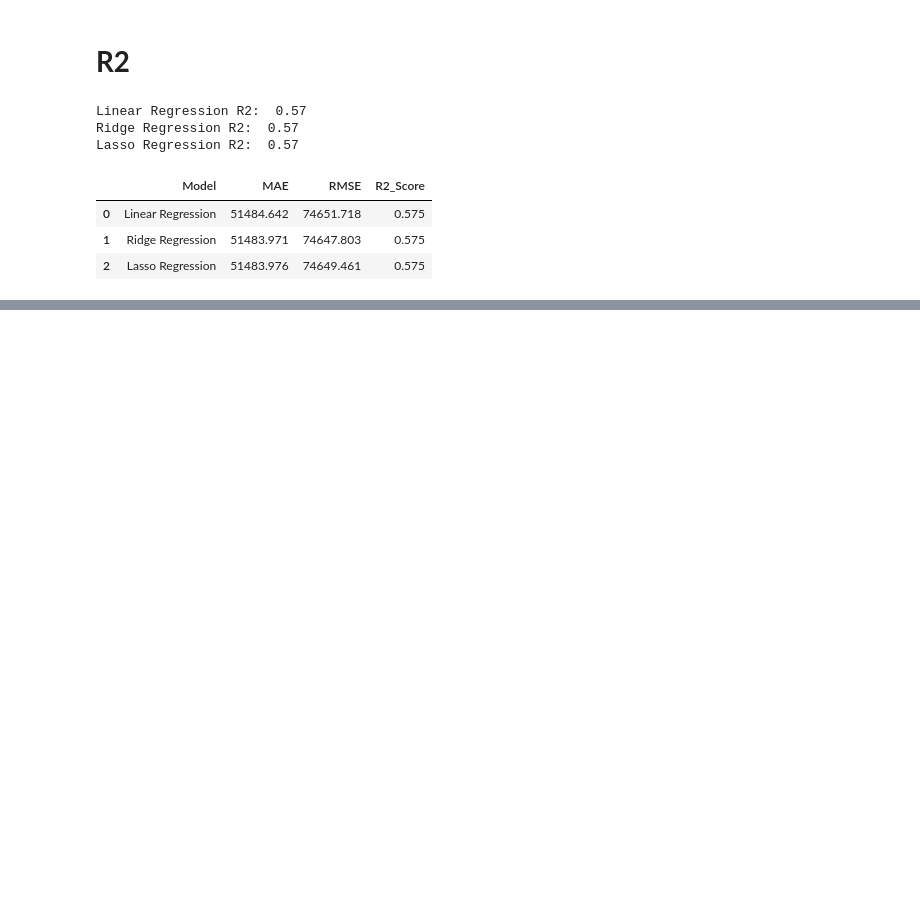
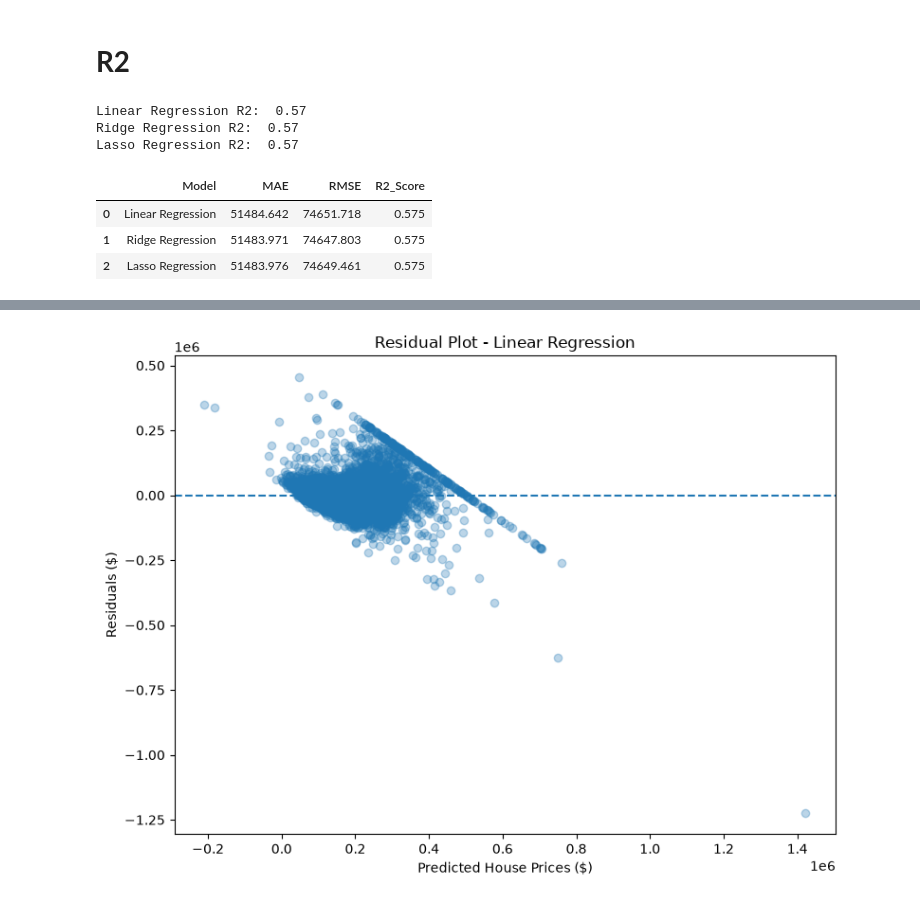
Before and after one commit to domicoco14/Datheon_Machine_Learning_-_Data_Science_Internship, a Jupyter notebook: house_price_prediction_v2.ipynb, the cells around one changed output, grey strips where cells are left out. Saved outputs shown, nothing was run; the diff lists cells and outputs as text; code cells hidden in the pictures; blank space fills up the shorter version.

```diff
--- a/house_price_prediction_v2.ipynb
+++ b/house_price_prediction_v2.ipynb
@@ -369,0 +452,17 @@ display(results_df.round(3))
+# %%
+
+residuals_linear = y_test - y_pred_linear
+
+plt.figure(figsize=(8, 6))
+
+plt.scatter(y_pred_linear, residuals_linear, alpha=0.3)
+plt.axhline(y=0, linestyle="--")
+
+plt.xlabel("Predicted House Prices ($)")
+plt.ylabel("Residuals ($)")
+plt.title("Residual Plot - Linear Regression")
+
+plt.tight_layout()
+plt.show()
+# %% [output]
+[figure, added]
```
Also changed, not shown: parts of 24 cells of this notebook.
